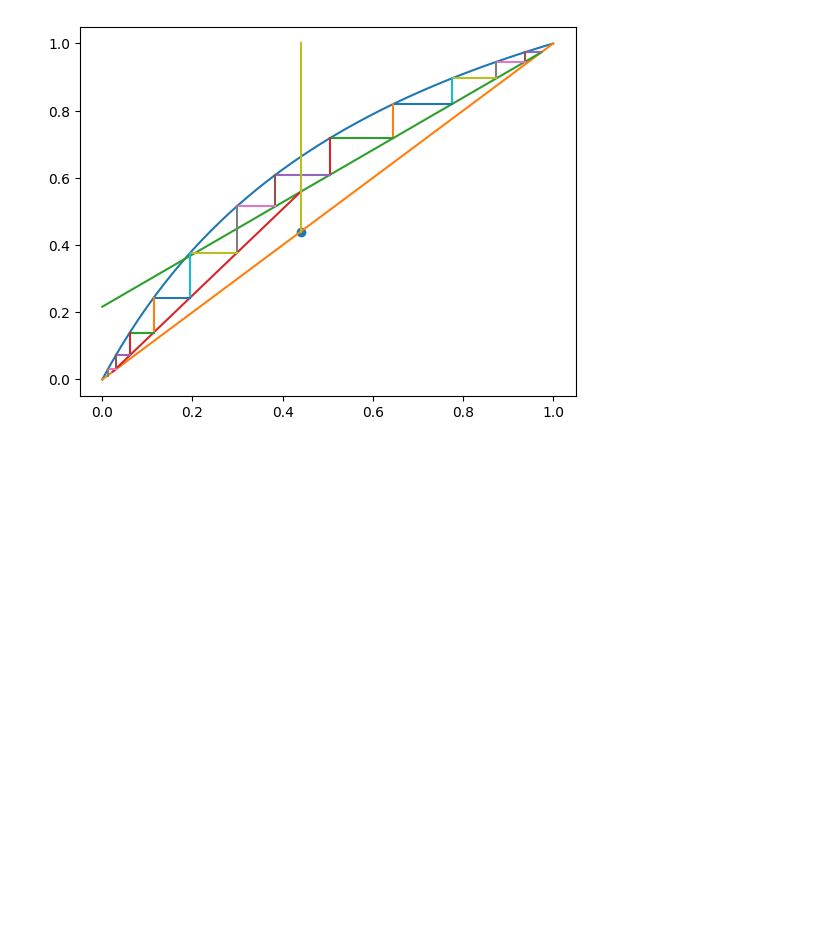
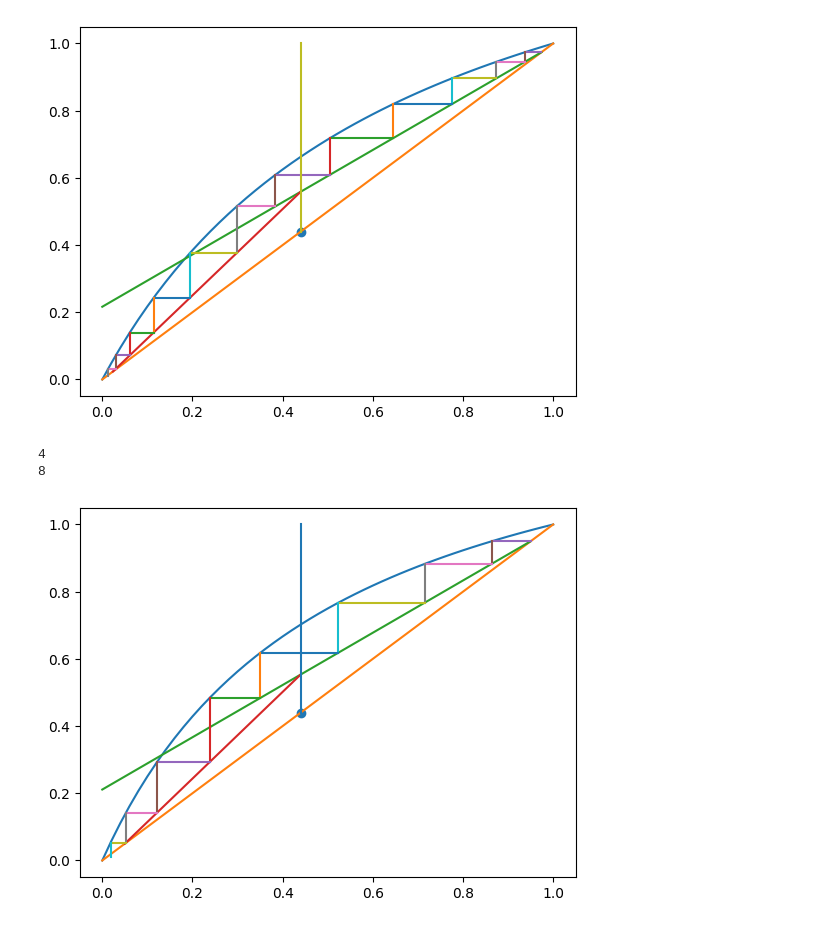
Before and after one commit to onahi001/CCL_Projects, a Jupyter notebook: Binary_distillation_updated.ipynb, the cells around one changed output. Drawn from its saved outputs; the diff is of its cells as text; code cells hidden in the pictures; blank space fills up the shorter version.

```diff
--- a/Binary_distillation_updated.ipynb
+++ b/Binary_distillation_updated.ipynb
@@ -294,3 +356,12 @@ x_y_plot(x_eq, y_eq, rect_points, strip_points, xn_points, yn_points, q_points,
 6
 12
 [figure]
+# %%
+xn_points, yn_points,rect_points, strip_points, q_points, no_stage = mccabe_plot (alpha=3, xd=0.95, xw=0.05, xf=0.44, F=350, R=3.5, q=1)
+x_eq, y_eq = equilibrium_data(alpha=3)
+print(no_stage)
+x_y_plot(x_eq, y_eq, rect_points, strip_points, xn_points, yn_points, q_points, xf=0.44, q=1)
+# %% [output]
+4
+8
+[figure, added]
```
Also changed, not shown: parts of 11 cells of this notebook, 37 other files.
